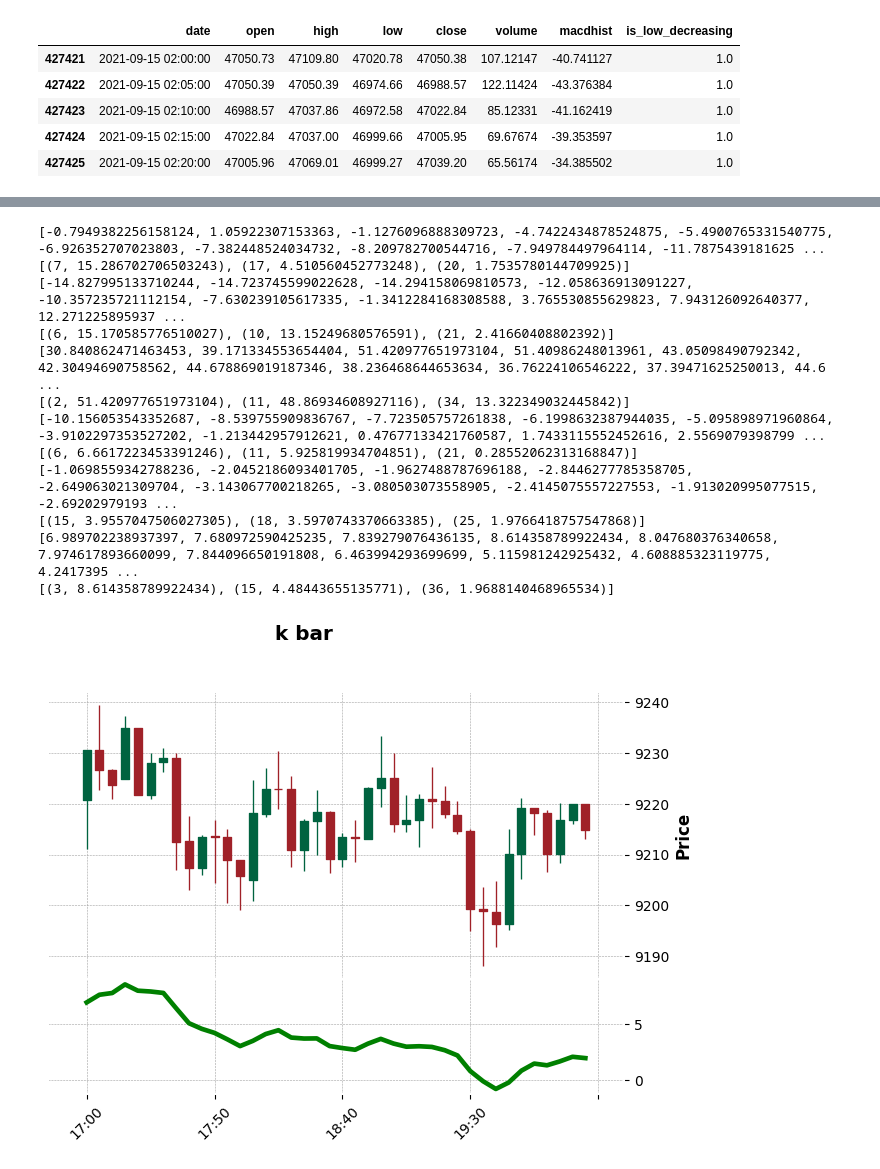
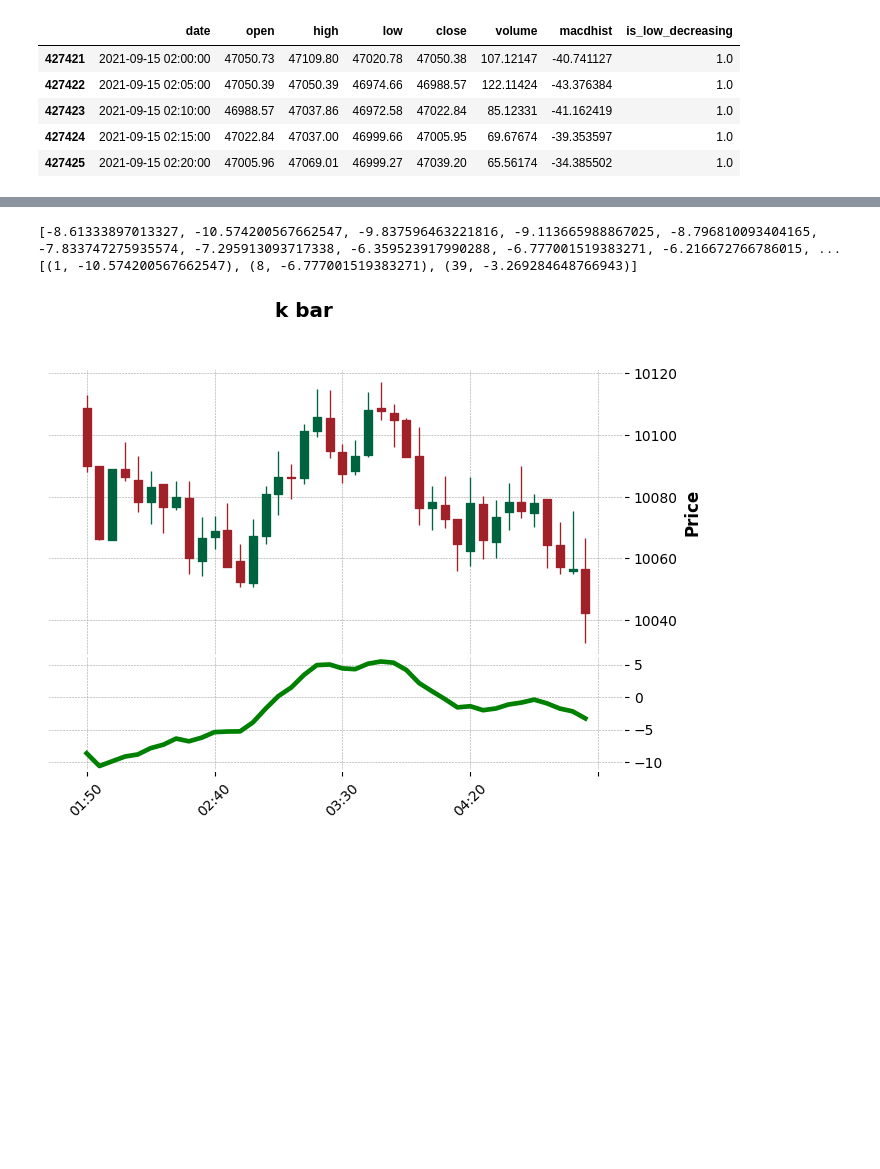
Before and after one commit to tc3oliver/StratLabFreq, a Jupyter notebook: MACD_Divergence_Analysis.ipynb, the cells around one changed output, grey strips where cells are left out. Saved outputs shown, nothing was run; the diff lists cells and outputs as text; code cells hidden in the pictures; blank space fills up the shorter version.

```diff
--- a/MACD_Divergence_Analysis.ipynb
+++ b/MACD_Divergence_Analysis.ipynb
@@ -300,0 +290,16 @@ def find_peak_sequence_short_wrapper(data):
+# %%
+# dataframe['is_high_decreasing'] = dataframe['high'].rolling(window=count).apply(lambda x: (x[-1] > x[0]) & (x[-1] > max(x[:-1])), raw=True)
+# 判斷高點持續提高
+max_open_close = pd.Series.max(dataframe[['open', 'close']], axis=1)
+dataframe['is_high_increase'] = max_open_close.rolling(window=count).apply(lambda x: (x[-1] > x[0]) & (x[-1] > max(x[:-1])), raw=True)
+
+# 空單條件檢查 零軸以上的 MACD 柱狀體應該大於 windows 的一半
+def find_peak_sequence_short_wrapper(data):
+            if data[-1] < 0:
+                return False, []
+            if abs(statistics.mean(x for x in data[-3:-1])) > abs(data[-1]):
+                return False, []
+            count = sum(1 for value in data if value > 0)
+            if count < (len(data) / 2):
+                return False, []
+            return find_peak_test([n for n in data if n > 0])
@@ -301,38 +341,45 @@ def find_peak_sequence_short_wrapper(data):
+# %%
+# 判斷低點持續降低
+min_open_close = pd.Series.min(dataframe[['open', 'close']], axis=1)
+dataframe['is_low_decreasing'] = min_open_close.rolling(window=count).apply(lambda x: (x[-1] < x[0]) & (x[-1] < min(x[:-1])), raw=True)
+
+# 多單條件檢查 零軸以下的 MACD 柱狀體應該大於 windows 的一半
+def find_peak_sequence_logn_wrapper(data):
+  if data[-1] > 0:
+    return False, []
+  count = sum(1 for value in data if value < 0)
+  if count < (len(data) / 2):
+      return False, []
+  return find_peak_sequence(data)
 # %%
 while True:
+
   df = get_random_count_values_dataframe(dataframe)
   data = df['macdhist'].values.tolist()
 
-  isfind, l = find_peak_sequence_short_wrapper(data)
+
+
+  isfind, l = find_peak_sequence_logn_wrapper(data)
 
 
   if isfind:
-    print(data)
-    print(l)
+
     if df['is_low_decreasing'].values.tolist()[-1]:
+      print(data)
+      print(l)
       df.set_index('date', inplace=True)
 
       # 建立一個 MACD histogram 的圖像
       ap = mpf.make_addplot(df['macdhist'], panel=1, color='g', secondary_y=False)
 
       # 繪製 K 線圖，並添加 MACD histogram
       mpf.plot(df, type='candle', style='charles', title='k bar', addplot=ap)
 
       # 顯示圖表
       plt.show()
 
       break
 # %% [output]
-[-0.7949382256158124, 1.05922307153363, -1.1276096888309723, -4.7422434878524875, -5.4900765331540775, -6.926352707023803, -7.382448524034732, -8.209782700544716, -7.949784497964114, -11.7875439181625 ...
-[(7, 15.286702706503243), (17, 4.510560452773248), (20, 1.7535780144709925)]
-[-14.827995133710244, -14.723745599022628, -14.294158069810573, -12.058636913091227, -10.357235721112154, -7.630239105617335, -1.3412284168308588, 3.765530855629823, 7.943126092640377, 12.271225895937 ...
-[(6, 15.170585776510027), (10, 13.15249680576591), (21, 2.41660408802392)]
-[30.840862471463453, 39.171334553654404, 51.420977651973104, 51.40986248013961, 43.05098490792342, 42.30494690758562, 44.678869019187346, 38.236468644653634, 36.76224106546222, 37.39471625250013, 44.6 ...
-[(2, 51.420977651973104), (11, 48.86934608927116), (34, 13.322349032445842)]
-[-10.156053543352687, -8.539755909836767, -7.723505757261838, -6.1998632387944035, -5.095898971960864, -3.9102297353527202, -1.213442957912621, 0.47677133421760587, 1.7433115552452616, 2.5569079398799 ...
-[(6, 6.6617223453391246), (11, 5.925819934704851), (21, 0.28552062313168847)]
-[-1.0698559342788236, -2.0452186093401705, -1.9627488787696188, -2.8446277785358705, -2.649063021309704, -3.143067700218265, -3.080503073558905, -2.4145075557227553, -1.913020995077515, -2.69202979193 ...
-[(15, 3.9557047506027305), (18, 3.5970743370663385), (25, 1.9766418757547868)]
-[6.989702238937397, 7.680972590425235, 7.839279076436135, 8.614358789922434, 8.047680376340658, 7.974617893660099, 7.844096650191808, 6.463994293699699, 5.115981242925432, 4.608885323119775, 4.2417395 ...
-[(3, 8.614358789922434), (15, 4.48443655135771), (36, 1.9688140468965534)]
+[-8.61333897013327, -10.574200567662547, -9.837596463221816, -9.113665988867025, -8.796810093404165, -7.833747275935574, -7.295913093717338, -6.359523917990288, -6.777001519383271, -6.216672766786015, ...
+[(1, -10.574200567662547), (8, -6.777001519383271), (39, -3.269284648766943)]
-[figure, old version]
+[figure, new version]
```
Also changed, not shown: parts of 5 cells of this notebook.
